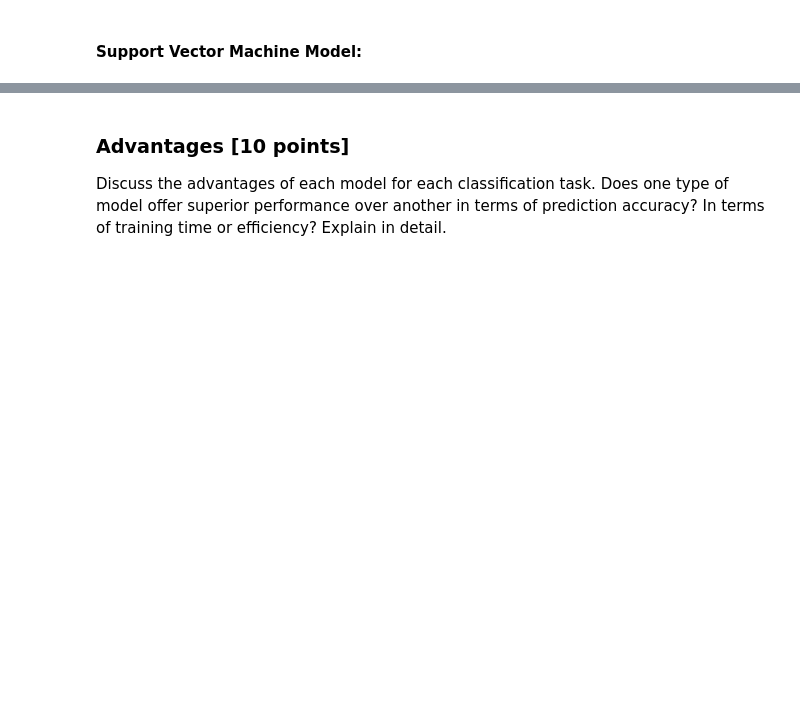
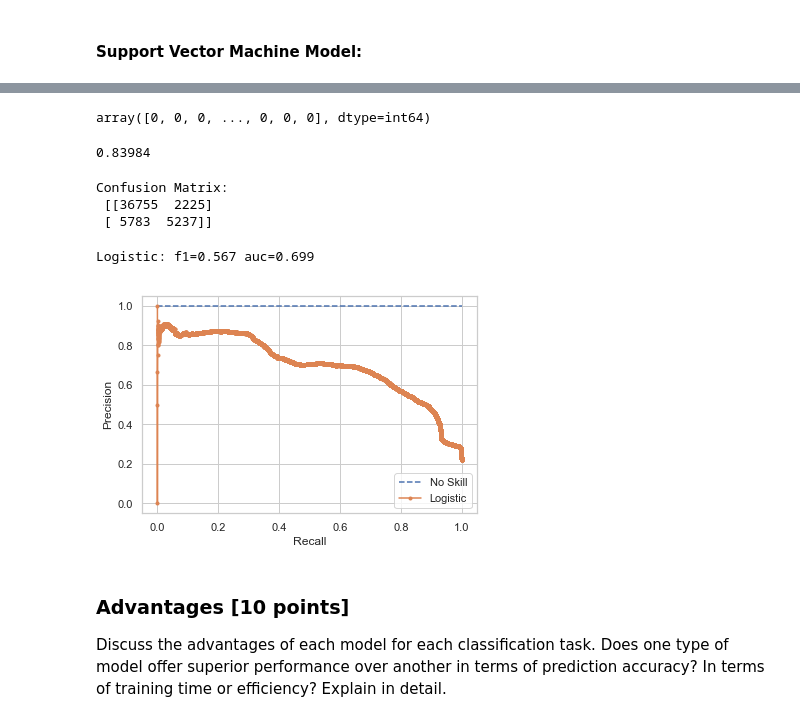
Before and after one commit to jjschueder/7331DataMiningNotebooks, a Jupyter notebook: Mini-Project SVMLR Classification/Mini-Project SVMLR Classification.ipynb, the cells around one changed output, grey strips where cells are left out. Saved outputs shown, nothing was run; the diff lists cells and outputs as text; code cells hidden in the pictures; blank space fills up the shorter version.

```diff
--- a/Mini-Project SVMLR Classification/Mini-Project SVMLR Classification.ipynb
+++ b/Mini-Project SVMLR Classification/Mini-Project SVMLR Classification.ipynb
@@ -445,0 +448,8 @@ weighted avg       1.00      1.00      1.00     80000
+# %%
+data2 = data2.drop(columns = ['Unnamed: 0'])
+count_not_whiskey = len(data2[data2['liquor_category_WHISKY']==0])
+count_whiskey = len(data2[data2['liquor_category_WHISKY']==1])
+pct_of_no_whiskey = count_not_whiskey/(count_not_whiskey+count_whiskey)
+print("percentage of not whiskey is", pct_of_no_whiskey*100)
+pct_of_whiskey = count_whiskey/(count_not_whiskey+count_whiskey)
+print("percentage of whiskey", pct_of_whiskey*100)
@@ -445,0 +487,2 @@ weighted avg       1.00      1.00      1.00     80000
+# %%
+data_final2 = data_final2.reset_index(drop=True)
@@ -445,0 +529,10 @@ weighted avg       1.00      1.00      1.00     80000
+# %%
+#PCA version additional testing ~62% accuracy
+#X = finalDf2.loc[:, finalDf2.columns != 'liquor_category_WHISKY']
+#y = finalDf2.loc[:, finalDf2.columns == 'liquor_category_WHISKY']
+
+#non PCA version additional testing ~83 accuracy
+X = data_final2.loc[:, data_final2.columns != 'liquor_category_WHISKY']
+y = data_final2.loc[:, data_final2.columns == 'liquor_category_WHISKY']
+
+#X_train2, X_test2, y_train2, y_test2 = train_test_split(X, y, test_size=1, random_state=0)
@@ -446,3 +542,51 @@ weighted avg       1.00      1.00      1.00     80000
+# %%
+predictions
+# %% [output]
+array([0, 0, 0, ..., 0, 0, 0], dtype=int64)
+# %%
+# Use score method to get accuracy of model
+score = logisticRegr.score(X, y)
+print(score)
+# %% [output]
+0.83984
+# %%
+import matplotlib.pyplot as plt
+import seaborn as sns
+from sklearn import metrics
+cm = metrics.confusion_matrix(y, predictions)
+print("Confusion Matrix: ", '\n', cm)
+# %% [output]
+Confusion Matrix:
+ [[36755  2225]
+ [ 5783  5237]]
+# %%
+from sklearn.metrics import precision_recall_curve
+from sklearn.metrics import f1_score
+from sklearn.metrics import auc
+# predict probabilities
+lr_probs = logisticRegr .predict_proba(X)
+# keep probabilities for the positive outcome only
+lr_probs = lr_probs[:, 1]
+# predict class values
+yhat = logisticRegr .predict(X)
+lr_precision, lr_recall, _ = precision_recall_curve(y, lr_probs)
+lr_f1, lr_auc = f1_score(y, yhat), auc(lr_recall, lr_precision)
+# summarize scores
+print('Logistic: f1=%.3f auc=%.3f' % (lr_f1, lr_auc))
+# plot the precision-recall curves
+no_skill = len(y[y==1]) / len(y)
+pyplot.plot([0, 1], [no_skill, no_skill], linestyle='--', label='No Skill')
+pyplot.plot(lr_recall, lr_precision, marker='.', label='Logistic')
+# axis labels
+pyplot.xlabel('Recall')
+pyplot.ylabel('Precision')
+# show the legend
+pyplot.legend()
+# show the plot
+pyplot.show()
+# %% [output]
+Logistic: f1=0.567 auc=0.699
+[figure, added]
 # %% [markdown]
 ### Advantages  [10 points]
 Discuss the advantages of each model for each classification task. Does one
```
Also changed, not shown: parts of 32 cells of this notebook.
